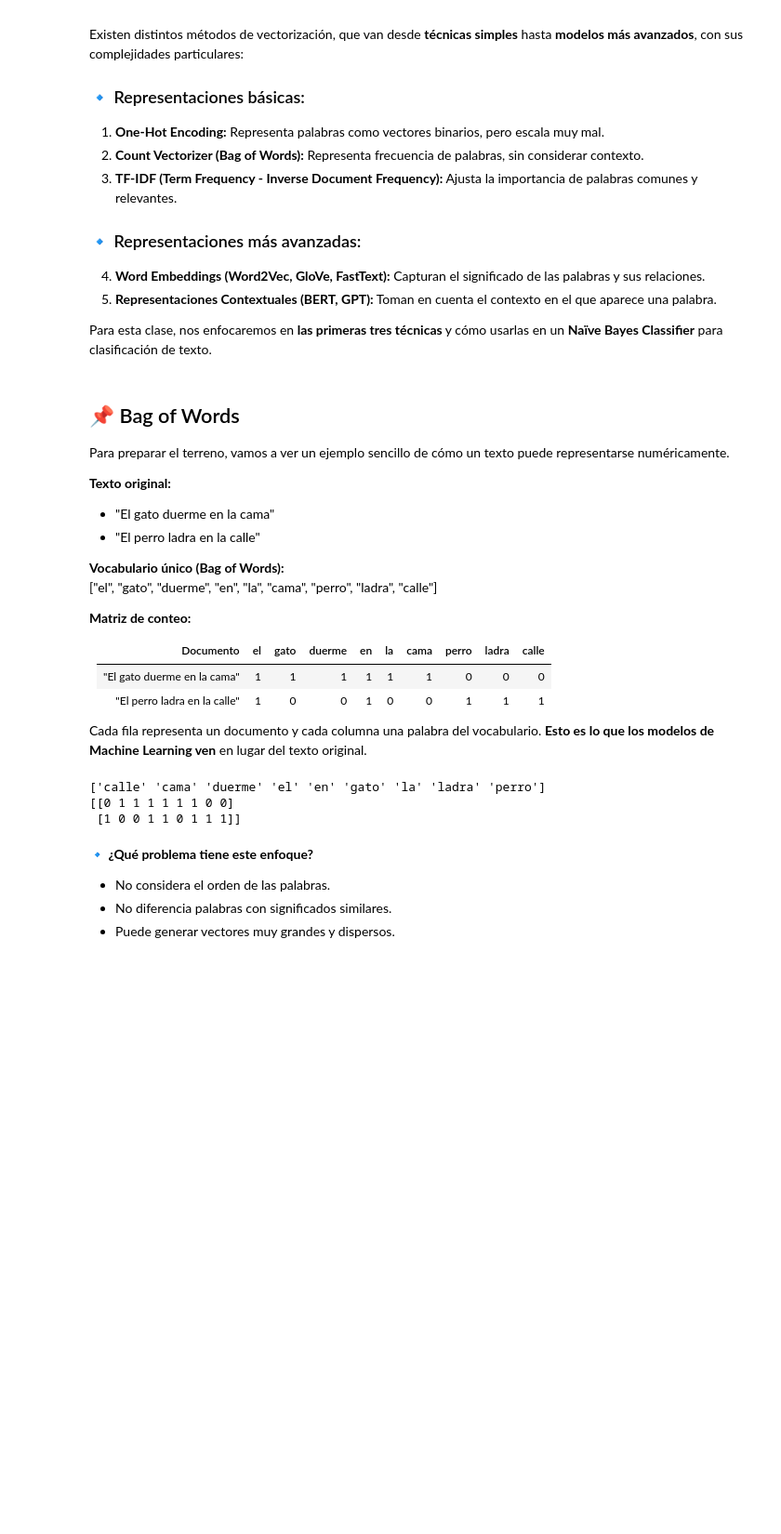
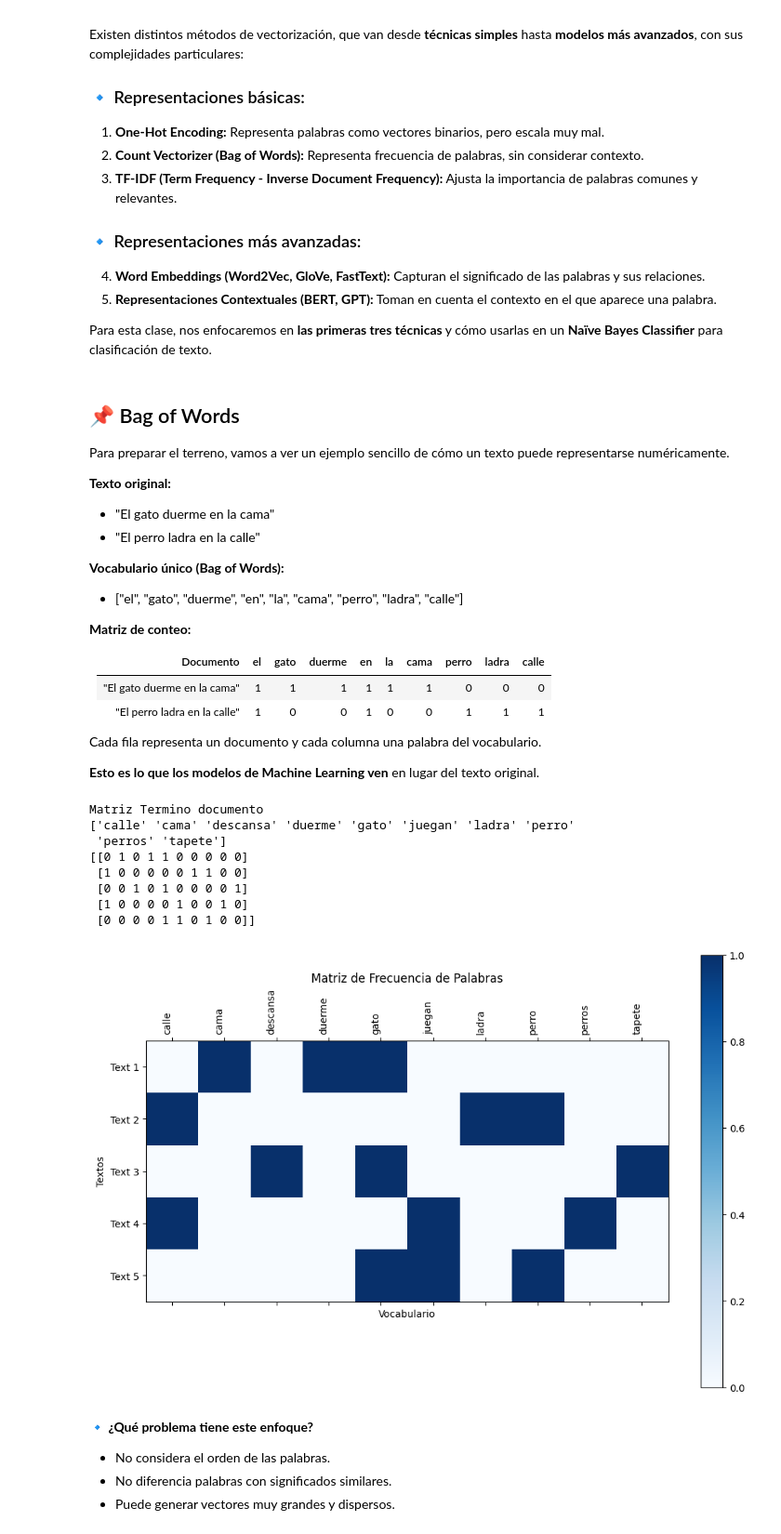
Before and after one commit to chafa618/curso_anotacion_puan, a Jupyter notebook: Clase4/Clase4.ipynb, the cells around one changed output. Shown at 93% size. Drawn from its saved outputs; the diff is of its cells as text; code cells hidden in the pictures; blank space fills up the shorter version.

```diff
--- a/Clase4/Clase4.ipynb
+++ b/Clase4/Clase4.ipynb
@@ -112,7 +112,8 @@ Para preparar el terreno, vamos a ver un ejemplo sencillo de cómo un texto pued
 - "El perro ladra en la calle"
 
  **Vocabulario único (Bag of Words):**
-["el", "gato", "duerme", "en", "la", "cama", "perro", "ladra", "calle"]
+
+- ["el", "gato", "duerme", "en", "la", "cama", "perro", "ladra", "calle"]
 
  **Matriz de conteo:**
 
@@ -121,20 +122,39 @@ Para preparar el terreno, vamos a ver un ejemplo sencillo de cómo un texto pued
 | "El gato duerme en la cama" | 1 | 1 | 1 | 1 | 1 | 1 | 0 | 0 | 0 |
 | "El perro ladra en la calle" | 1 | 0 | 0 | 1 | 0 | 0 | 1 | 1 | 1 |
 
-Cada fila representa un documento y cada columna una palabra del vocabulario. **Esto es lo que los modelos de Machine Learning ven** en lugar del texto original.
+Cada fila representa un documento y cada columna una palabra del vocabulario.
+
+**Esto es lo que los modelos de Machine Learning ven** en lugar del texto original.
 # %%
 from sklearn.feature_extraction.text import CountVectorizer
+from funciones import preprocess_text
 
-corpus = ["El gato duerme en la cama", "El perro ladra en la calle"]
+
+corpus = ["El gato duerme en la cama", "El perro ladra en la calle", "Un gato descansa en el tapete", "Los perros juegan en la calle", "El gato y el perro juegan."]
+norm_corpus = [preprocess_text(doc) for doc in corpus]
+
+
 vectorizer = CountVectorizer()
-X = vectorizer.fit_transform(corpus)
-
+X = vectorizer.fit_transform(norm_corpus)
+print("Matriz Termino documento")
 print(vectorizer.get_feature_names_out())  # Ver palabras en vocabulario
 print(X.toarray())  # Matriz de términos
 # %% [output]
-['calle' 'cama' 'duerme' 'el' 'en' 'gato' 'la' 'ladra' 'perro']
-[[0 1 1 1 1 1 1 0 0]
- [1 0 0 1 1 0 1 1 1]]
+Matriz Termino documento
+['calle' 'cama' 'descansa' 'duerme' 'gato' 'juegan' 'ladra' 'perro'
+ 'perros' 'tapete']
+[[0 1 0 1 1 0 0 0 0 0]
+ [1 0 0 0 0 0 1 1 0 0]
+ [0 0 1 0 1 0 0 0 0 1]
+ [1 0 0 0 0 1 0 0 1 0]
+ [0 0 0 0 1 1 0 1 0 0]]
+# %%
+from funciones import plot_text_word_matrix
+
+
+plot_text_word_matrix(norm_corpus)
+# %% [output]
+[figure, added]
 # %% [markdown]
 
 **🔹 ¿Qué problema tiene este enfoque?**
```
Also changed, not shown: parts of 13 cells of this notebook, 3 other files.
